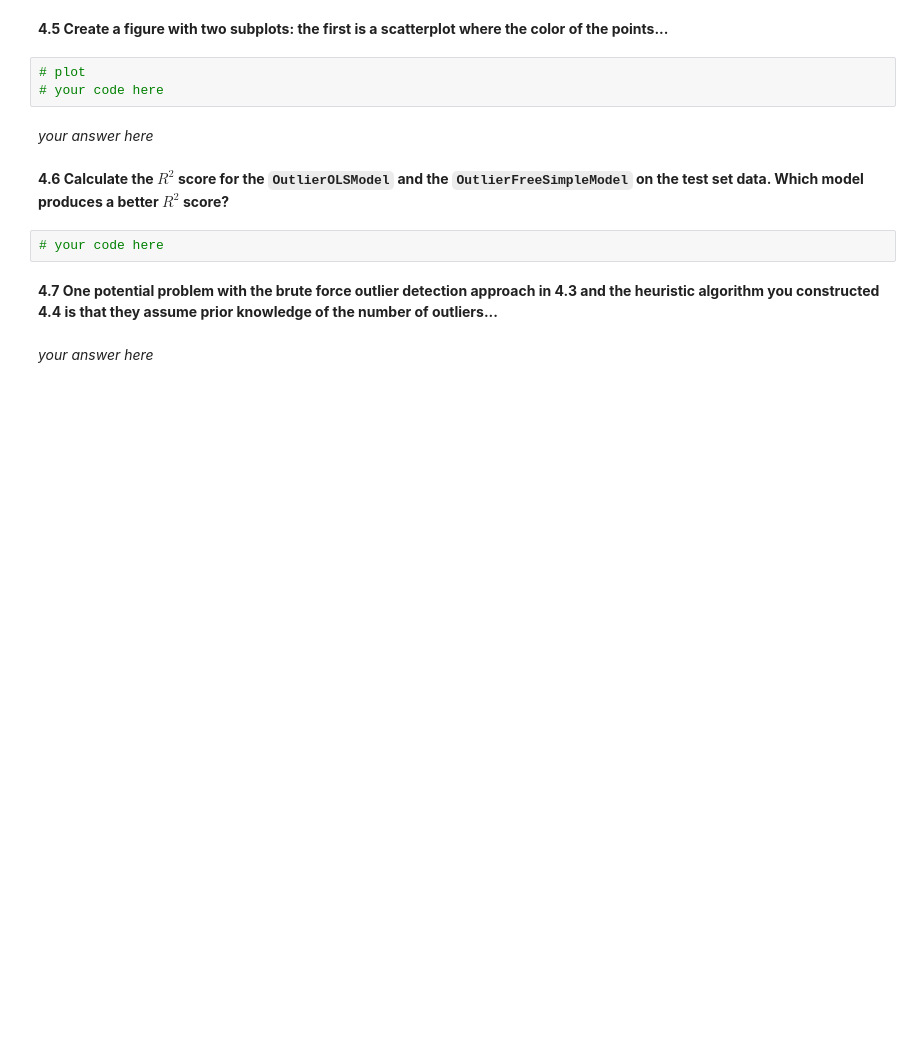
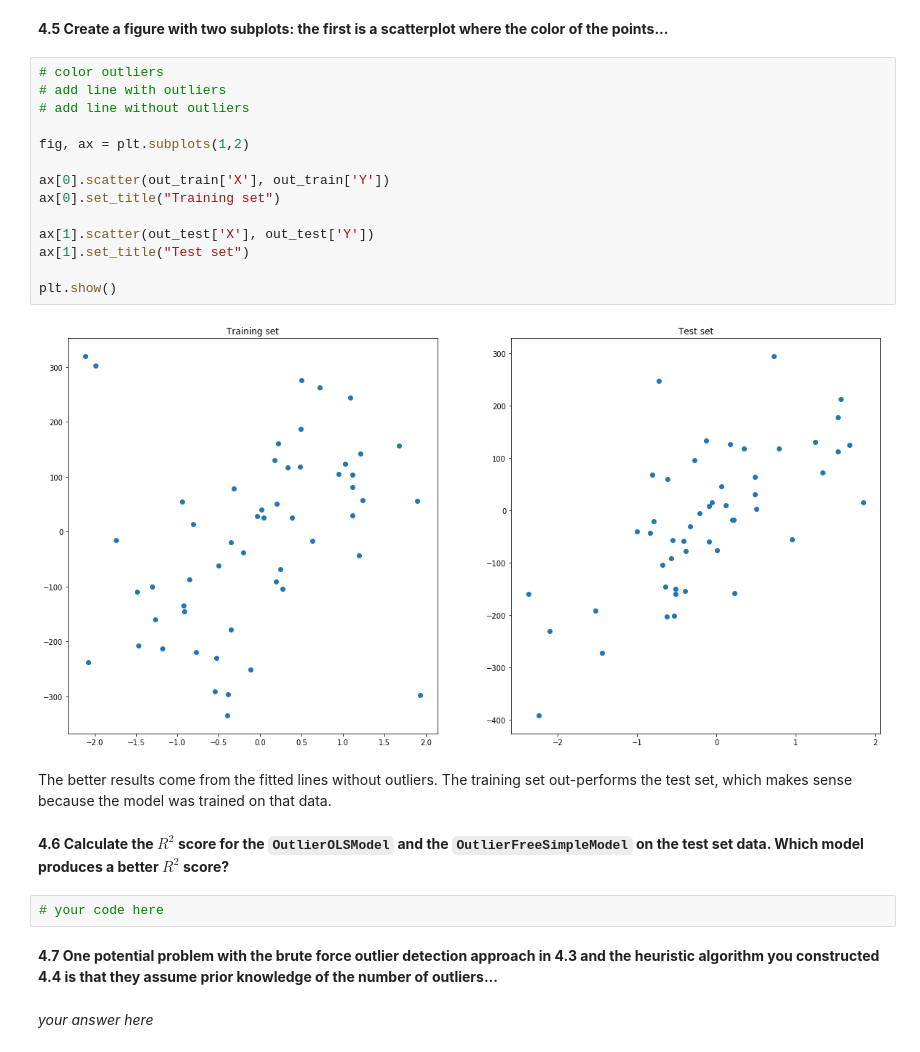
Before and after one commit to katiegrosch/2019-CS109A, a Jupyter notebook: content/homeworks/cs109a_hw2_209/cs109a_hw2/cs109a_hw2.ipynb, the cells around one changed output. Drawn from its saved outputs; the diff is of its cells as text; blank space fills up the shorter version.

```diff
--- a/content/homeworks/cs109a_hw2_209/cs109a_hw2/cs109a_hw2.ipynb
+++ b/content/homeworks/cs109a_hw2_209/cs109a_hw2/cs109a_hw2.ipynb
@@ -467,10 +465,23 @@ def find_outliers_simple(dataset_x, dataset_y, num_outliers):
 # %% [markdown]
 **4.5 Create a figure with two subplots: the first is a scatterplot where the color of the points...**
-# %%
-# plot
-# your code here
-# %% [markdown]
-*your answer here*
+# %%
+# color outliers
+# add line with outliers
+# add line without outliers
+
+fig, ax = plt.subplots(1,2)
+
+ax[0].scatter(out_train['X'], out_train['Y'])
+ax[0].set_title("Training set")
+
+ax[1].scatter(out_test['X'], out_test['Y'])
+ax[1].set_title("Test set")
+
+plt.show()
+# %% [output]
+[figure, added]
+# %% [markdown]
+The better results come from the fitted lines without outliers. The training set out-performs the test set, which makes sense because the model was trained on that data.
 # %% [markdown]
 **4.6 Calculate the $R^2$ score for the `OutlierOLSModel` and the `OutlierFreeSimpleModel` on the test set data.  Which model produces a better $R^2$ score?**
 # %%
```
Also changed, not shown: parts of 6 cells of this notebook.
